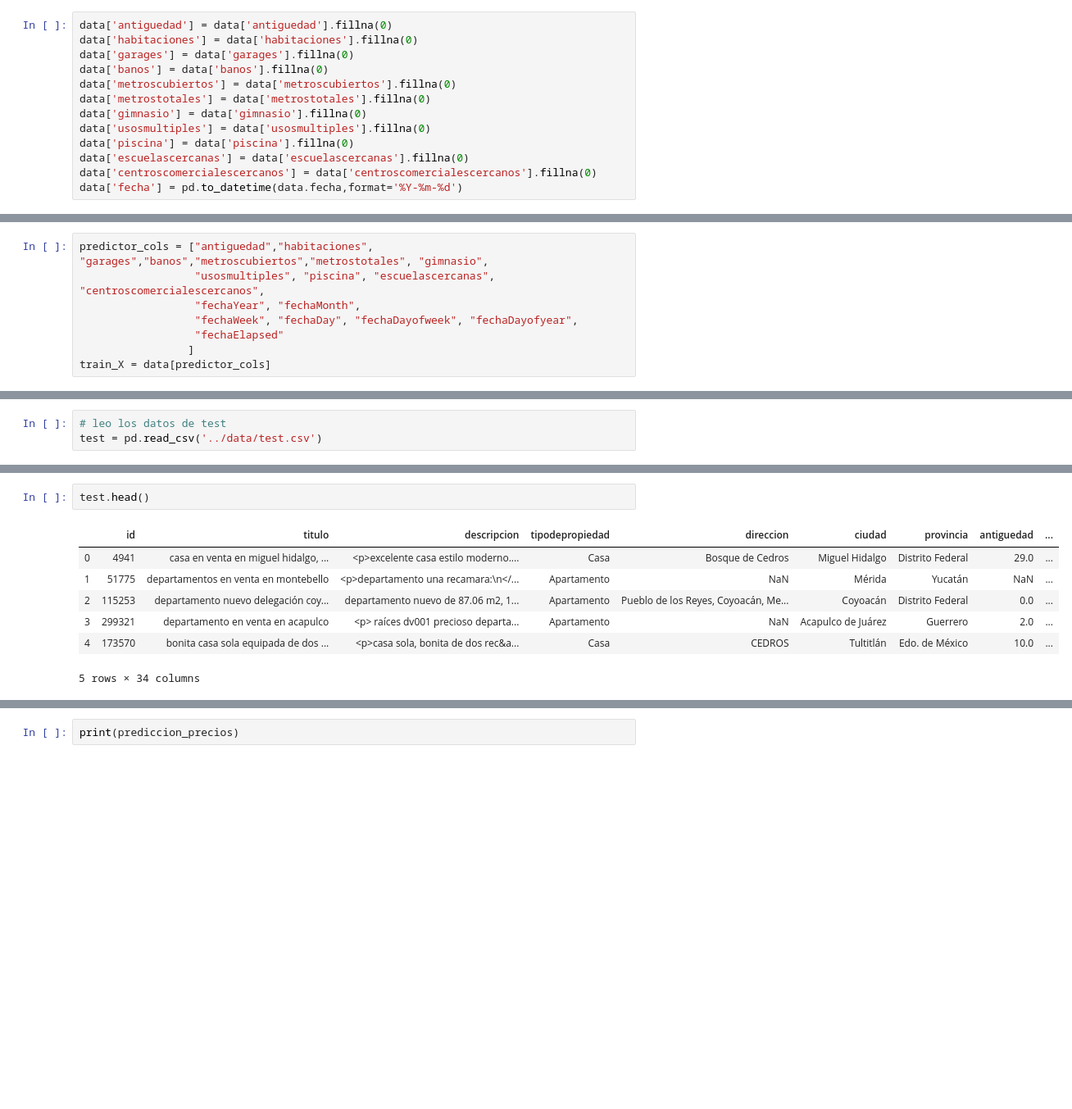
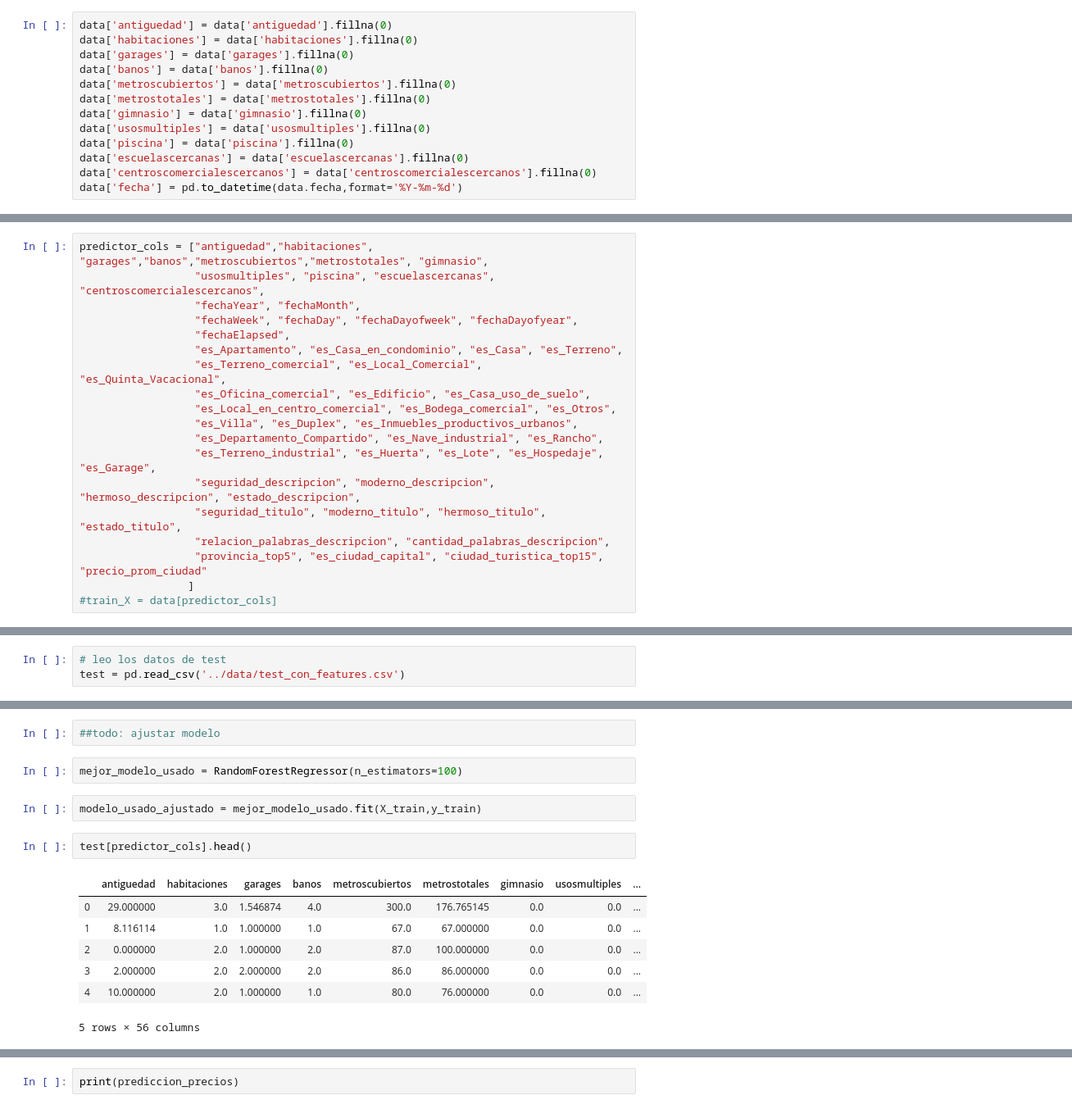
Before and after one commit to cessar5/7506_20192C, a Jupyter notebook: tp2RandomForest.ipynb, the cells around one changed output, grey strips where cells are left out. Shown at 82% size. Cells and saved outputs as stored; diff of their text form; blank space fills up the shorter version.

```diff
--- a/tp2RandomForest.ipynb
+++ b/tp2RandomForest.ipynb
@@ -58 +67,20 @@ Index(['id', 'titulo', 'descripcion', 'tipodepropiedad', 'direccion', 'ciudad',
       dtype='object')
+# %%
+predictor_cols = ["antiguedad","habitaciones", "garages","banos","metroscubiertos","metrostotales", "gimnasio",
+                  "usosmultiples", "piscina", "escuelascercanas", "centroscomercialescercanos",
+                  "fechaYear", "fechaMonth",
+                  "fechaWeek", "fechaDay", "fechaDayofweek", "fechaDayofyear",
+                  "fechaElapsed",
+                  "es_Apartamento", "es_Casa_en_condominio", "es_Casa", "es_Terreno",
+                  "es_Terreno_comercial", "es_Local_Comercial", "es_Quinta_Vacacional",
+                  "es_Oficina_comercial", "es_Edificio", "es_Casa_uso_de_suelo",
+                  "es_Local_en_centro_comercial", "es_Bodega_comercial", "es_Otros",
+                  "es_Villa", "es_Duplex", "es_Inmuebles_productivos_urbanos",
+                  "es_Departamento_Compartido", "es_Nave_industrial", "es_Rancho",
+                  "es_Terreno_industrial", "es_Huerta", "es_Lote", "es_Hospedaje", "es_Garage",
+                  "seguridad_descripcion", "moderno_descripcion", "hermoso_descripcion", "estado_descripcion",
+                  "seguridad_titulo", "moderno_titulo", "hermoso_titulo", "estado_titulo",
+                  "relacion_palabras_descripcion", "cantidad_palabras_descripcion",
+                  "provincia_top5", "es_ciudad_capital", "ciudad_turistica_top15", "precio_prom_ciudad"
+                 ]
+#train_X = data[predictor_cols]
@@ -68,12 +99,4 @@ train_y.head()
 3     650000.0
 4    1150000.0
 Name: precio, dtype: float64
-# %%
-predictor_cols = ["antiguedad","habitaciones", "garages","banos","metroscubiertos","metrostotales", "gimnasio",
-                  "usosmultiples", "piscina", "escuelascercanas", "centroscomercialescercanos",
-                  "fechaYear", "fechaMonth",
-                  "fechaWeek", "fechaDay", "fechaDayofweek", "fechaDayofyear",
-                  "fechaElapsed"
-                 ]
-train_X = data[predictor_cols]
 # %%
@@ -90,3 +145,3 @@ train_X.head()
 # %%
 # leo los datos de test
-test = pd.read_csv('../data/test.csv')
+test = pd.read_csv('../data/test_con_features.csv')
@@ -120,10 +164,16 @@ add_datepart(test, 'fecha')
+# %%
+##todo: ajustar modelo
+# %%
+mejor_modelo_usado = RandomForestRegressor(n_estimators=100)
+# %%
+modelo_usado_ajustado = mejor_modelo_usado.fit(X_train,y_train)
 # %%
-test.head()
+test[predictor_cols].head()
 # %% [output]
-|  | id | titulo | descripcion | tipodepropiedad | direccion | ciudad | provincia | antiguedad | ... |
-| 0 | 4941 | casa en venta en miguel hidalgo, ... | <p>excelente casa estilo moderno.... | Casa | Bosque de Cedros | Miguel Hidalgo | Distrito Federal | 29.0 | ... |
-| 1 | 51775 | departamentos en venta en montebello | <p>departamento una recamara:\n</... | Apartamento | NaN | Mérida | Yucatán | NaN | ... |
-| 2 | 115253 | departamento nuevo delegación coy... | departamento nuevo de 87.06 m2, 1... | Apartamento | Pueblo de los Reyes, Coyoacán, Me... | Coyoacán | Distrito Federal | 0.0 | ... |
-| 3 | 299321 | departamento en venta en acapulco | <p> raíces dv001 precioso departa... | Apartamento | NaN | Acapulco de Juárez | Guerrero | 2.0 | ... |
-| 4 | 173570 | bonita casa sola equipada de dos ... | <p>casa sola, bonita de dos rec&a... | Casa | CEDROS | Tultitlán | Edo. de México | 10.0 | ... |
+|  | antiguedad | habitaciones | garages | banos | metroscubiertos | metrostotales | gimnasio | usosmultiples | ... |
+| 0 | 29.000000 | 3.0 | 1.546874 | 4.0 | 300.0 | 176.765145 | 0.0 | 0.0 | ... |
+| 1 | 8.116114 | 1.0 | 1.000000 | 1.0 | 67.0 | 67.000000 | 0.0 | 0.0 | ... |
+| 2 | 0.000000 | 2.0 | 1.000000 | 2.0 | 87.0 | 100.000000 | 0.0 | 0.0 | ... |
+| 3 | 2.000000 | 2.0 | 2.000000 | 2.0 | 86.0 | 86.000000 | 0.0 | 0.0 | ... |
+| 4 | 10.000000 | 2.0 | 1.000000 | 1.0 | 80.0 | 76.000000 | 0.0 | 0.0 | ... |
-5 rows × 34 columns
+5 rows × 56 columns
```
Also changed, not shown: parts of 24 cells of this notebook.
